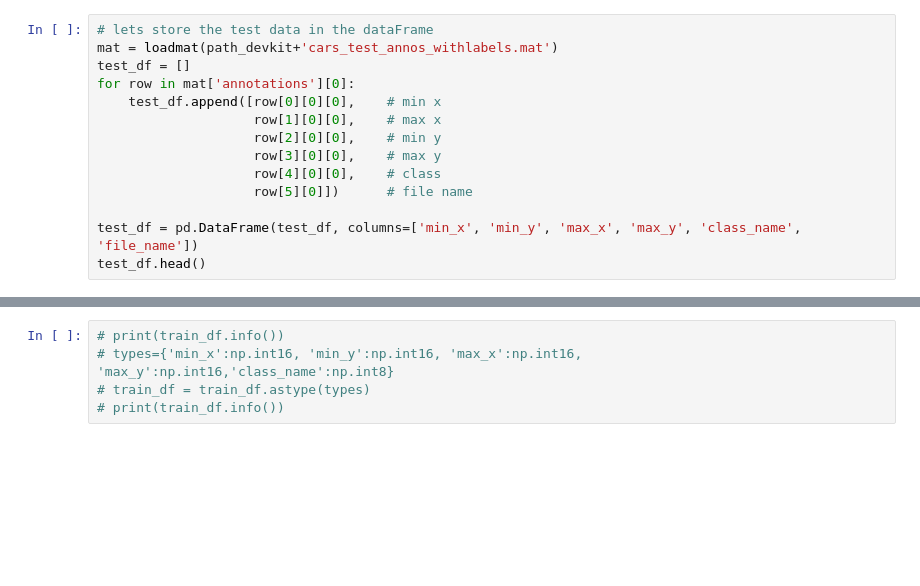
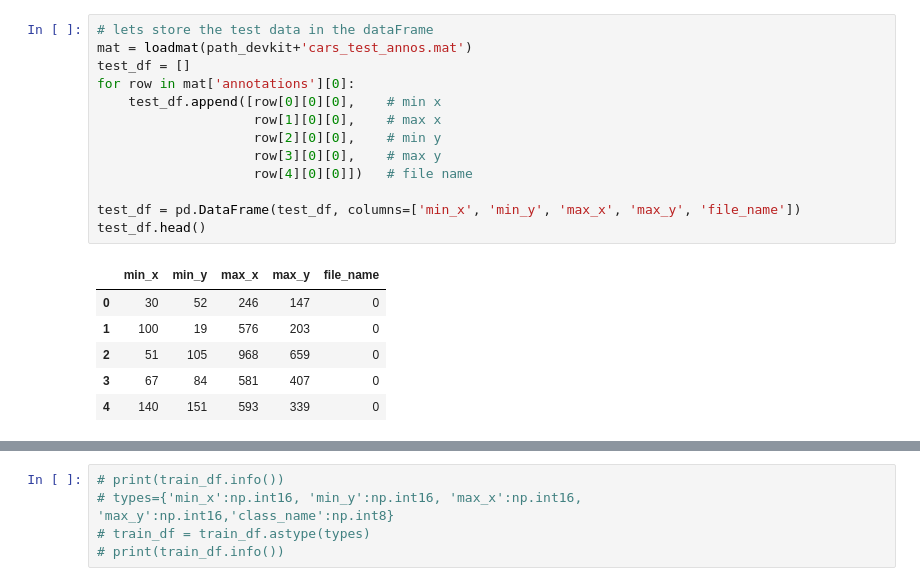
Before and after one commit to shbhshs/Car-Classification---Stanford-Dataset, a Jupyter notebook: classifier.ipynb, the cells around one changed output, grey strips where cells are left out. Cells and saved outputs as stored; diff of their text form; blank space fills up the shorter version.

```diff
--- a/classifier.ipynb
+++ b/classifier.ipynb
@@ -59,17 +76,23 @@ train_df.head()
 # %%
 # lets store the test data in the dataFrame
-mat = loadmat(path_devkit+'cars_test_annos_withlabels.mat')
+mat = loadmat(path_devkit+'cars_test_annos.mat')
 test_df = []
 for row in mat['annotations'][0]:
     test_df.append([row[0][0][0],    # min x
                     row[1][0][0],    # max x
                     row[2][0][0],    # min y
                     row[3][0][0],    # max y
-                    row[4][0][0],    # class
-                    row[5][0]])      # file name
+                    row[4][0][0]])   # file name
 
-test_df = pd.DataFrame(test_df, columns=['min_x', 'min_y', 'max_x', 'max_y', 'class_name', 'file_name'])
+test_df = pd.DataFrame(test_df, columns=['min_x', 'min_y', 'max_x', 'max_y', 'file_name'])
 test_df.head()
+# %% [output]
+|  | min_x | min_y | max_x | max_y | file_name |
+| 0 | 30 | 52 | 246 | 147 | 0 |
+| 1 | 100 | 19 | 576 | 203 | 0 |
+| 2 | 51 | 105 | 968 | 659 | 0 |
+| 3 | 67 | 84 | 581 | 407 | 0 |
+| 4 | 140 | 151 | 593 | 339 | 0 |
 # %%
 # now split the train dataset into val and train
 val_df = train_df.sample(frac=0.2, random_state=RANDOM_SEED)
```
Also changed, not shown: parts of 24 cells of this notebook, 3 other files.
